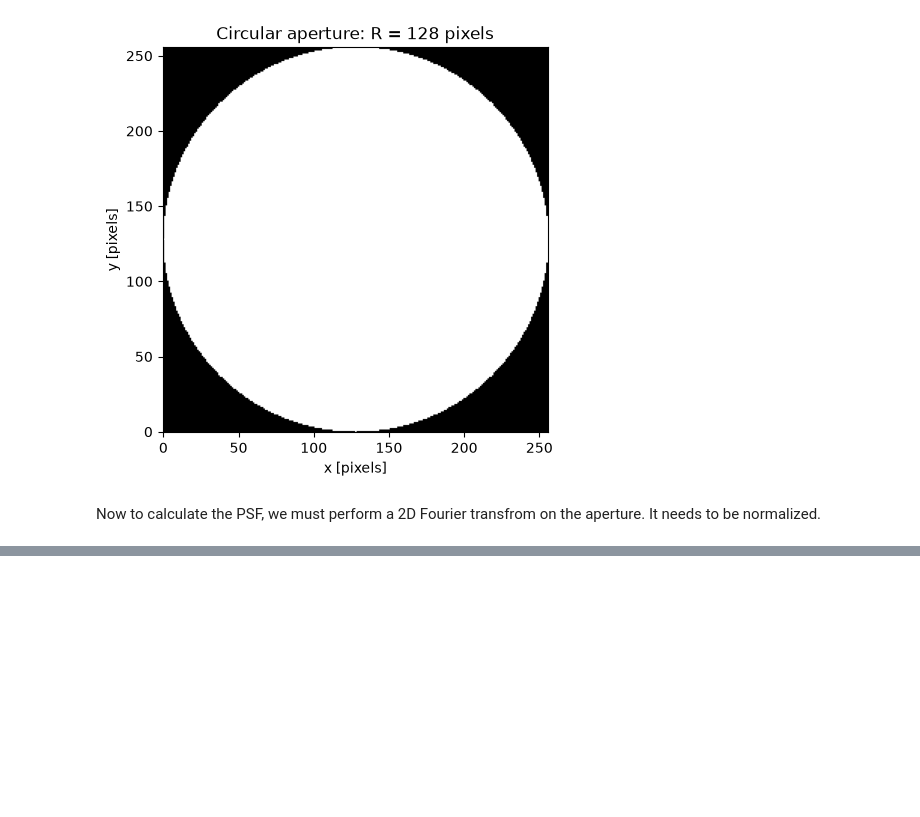
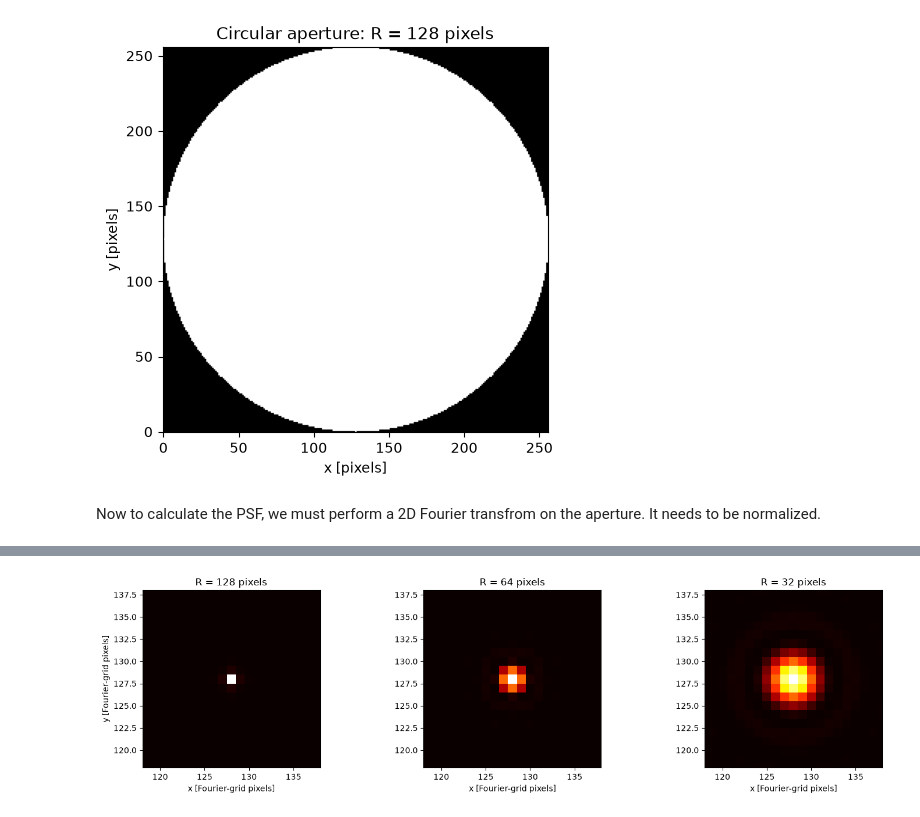
Before and after one commit to Natalia985/Third-semester-MASS, a Jupyter notebook: Astrophysical_Techniques/HW2_Image_Formation.ipynb, the cells around one changed output, grey strips where cells are left out. Saved outputs shown, nothing was run; the diff lists cells and outputs as text; code cells hidden in the pictures; blank space fills up the shorter version.

```diff
--- a/Astrophysical_Techniques/HW2_Image_Formation.ipynb
+++ b/Astrophysical_Techniques/HW2_Image_Formation.ipynb
@@ -123,0 +208,27 @@ psf = psf / psf.max()
+# %%
+# See all the plots
+fig, axes = plt.subplots(1, 3, figsize=(15, 4))
+
+for ax, R in zip(axes, [128, 64, 32]):
+
+    # Create the aperture
+    aperture = ((x - xc)**2 + (y - yc)**2 <= R**2).astype(float)
+
+    # Calculate and normalise the PSF
+    amplitude = np.fft.fftshift(np.fft.fft2(aperture))
+    psf = np.abs(amplitude)**2
+    psf /= psf.max()
+
+    # Plot each PSF with the same settings
+    ax.imshow(psf, cmap="hot", origin="lower", vmin=0, vmax=1)
+    ax.set_xlim(xc - 10, xc + 10)
+    ax.set_ylim(yc - 10, yc + 10)
+    ax.set_title(f"R = {R} pixels")
+    ax.set_xlabel("x [Fourier-grid pixels]")
+
+axes[0].set_ylabel("y [Fourier-grid pixels]")
+
+plt.tight_layout()
+plt.show()
+# %% [output]
+[figure, added]
```
Also changed, not shown: parts of 9 cells of this notebook.
